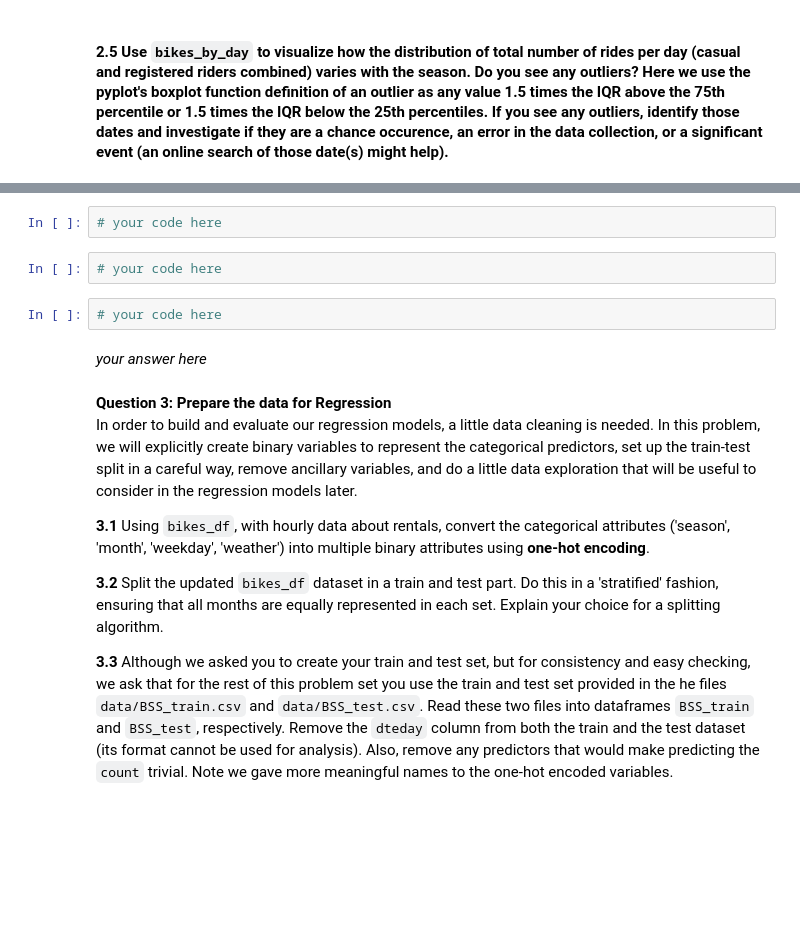
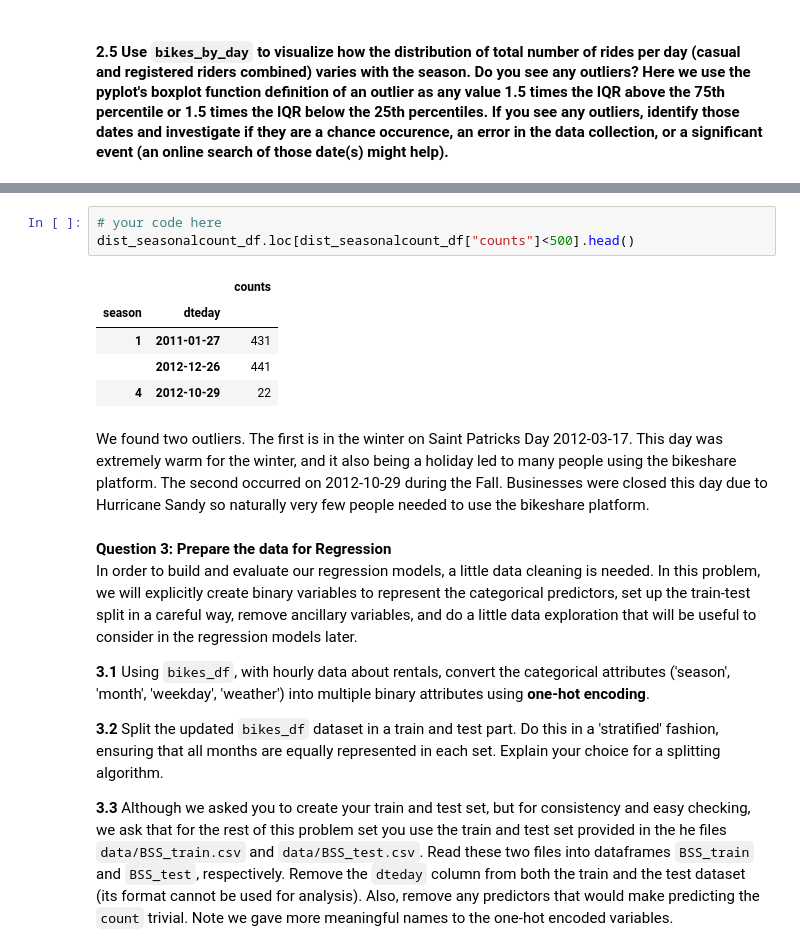
Before and after one commit to tmaounis/cs109a_hw3, a Jupyter notebook: cs109a_hw3_109.ipynb, the cells around one changed output, grey strips where cells are left out. Cells and saved outputs as stored; diff of their text form; blank space fills up the shorter version.

```diff
--- a/cs109a_hw3_109.ipynb
+++ b/cs109a_hw3_109.ipynb
@@ -367,11 +343,14 @@ Defaulting to column, but this will raise an ambiguity error in a future version
 # %%
 # your code here
+dist_seasonalcount_df.loc[dist_seasonalcount_df["counts"]<500].head()
+# %% [output]
+|  |  | counts |
+| season | dteday |  |
+| 1 | 2011-01-27 | 431 |
+|  | 2012-12-26 | 441 |
+| 4 | 2012-10-29 | 22 |
-# %%
-# your code here
-# %%
-# your code here
-# %% [markdown]
-*your answer here*
+# %% [markdown]
+We found two outliers. The first is in the winter on Saint Patricks Day 2012-03-17. This day was extremely warm for the winter, and it also being a holiday led to many people using the bikeshare platform. The second occurred on 2012-10-29 during the Fall. Businesses were closed this day due to Hurricane Sandy so naturally very few people needed to use the bikeshare platform.
 # %% [markdown]
 <div class='exercise'> <b> Question 3: Prepare the data for Regression </b> </div>
 
```
Also changed, not shown: parts of 13 cells of this notebook.
